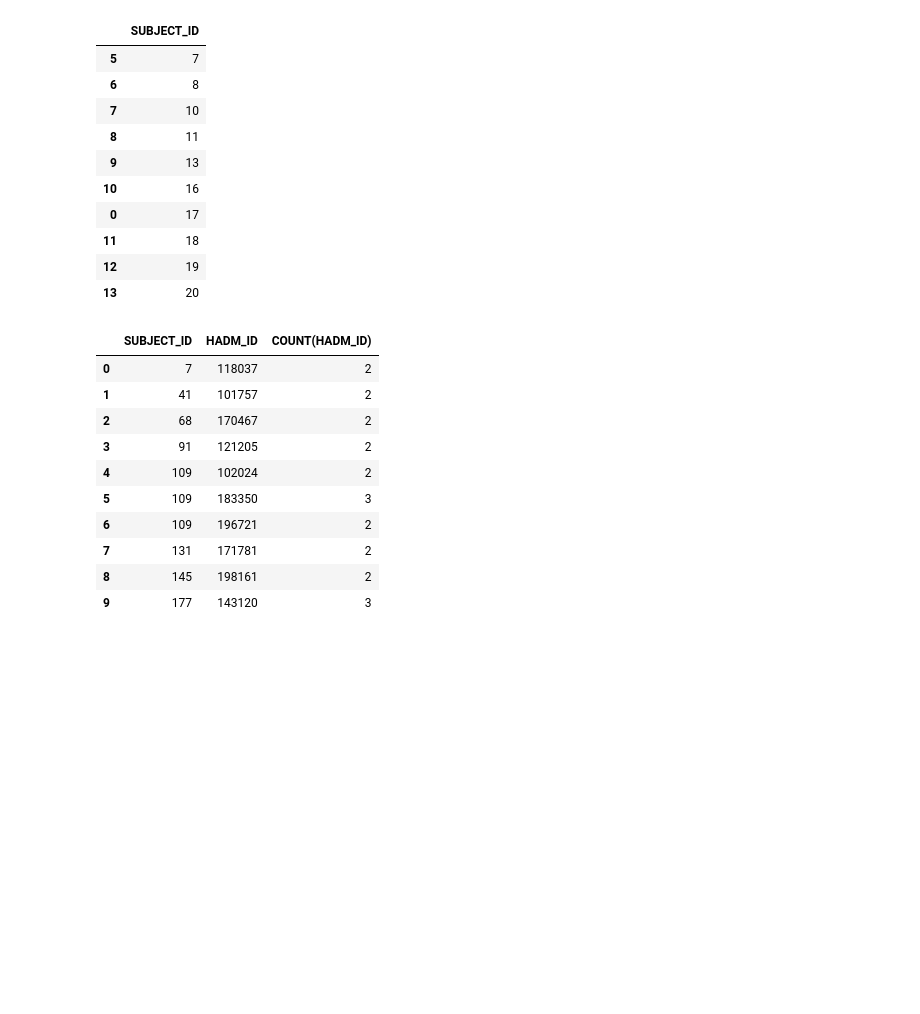
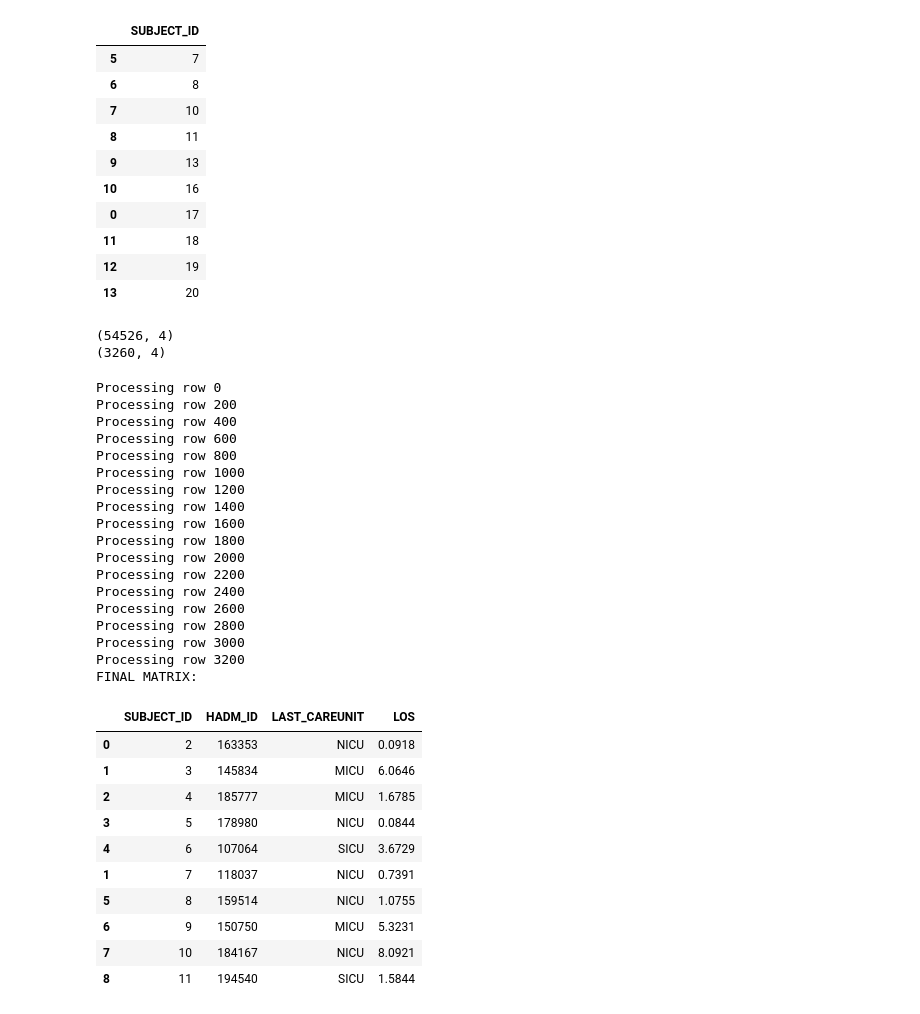
Before and after one commit to kevinmchu/BME590Final, a Jupyter notebook: Design matrix.ipynb, the cells around one changed output. Drawn from its saved outputs; the diff is of its cells as text; code cells hidden in the pictures; blank space fills up the shorter version.

Commit message:
Filtered out ICU stays that are not the last stay for a single HADM_ID

```diff
--- a/Design matrix.ipynb
+++ b/Design matrix.ipynb
@@ -174,7 +174,15 @@ admissions_feats['HOS_LOS'] = (admissions_info['DISCHTIME'] - admissions_info['A
 
 # Only get information from LAST ICU stay from an admission
 # icu_stay_counts = all_icustays['HADM_ID'].value_counts()
-multiple_icu_stays = pd.read_sql("""SELECT icu.SUBJECT_ID, HADM_ID, COUNT(HADM_ID)
+single_icu_stays = pd.read_sql("""SELECT icu.SUBJECT_ID, HADM_ID, LAST_CAREUNIT, LOS
+                                    FROM icustays icu
+                                    INNER JOIN patients pat
+                                    ON icu.SUBJECT_ID = pat.SUBJECT_ID
+                                    GROUP BY HADM_ID
+                                    HAVING COUNT(HADM_ID) = 1
+                                    ORDER BY icu.SUBJECT_ID ASC
+                                    """, conn)
+multiple_icu_stays = pd.read_sql("""SELECT icu.SUBJECT_ID, HADM_ID, LAST_CAREUNIT, LOS
                                     FROM icustays icu
                                     INNER JOIN patients pat
                                     ON icu.SUBJECT_ID = pat.SUBJECT_ID
@@ -182,19 +190,62 @@ multiple_icu_stays = pd.read_sql("""SELECT icu.SUBJECT_ID, HADM_ID, COUNT(HADM_I
                                     HAVING COUNT(HADM_ID) > 1
                                     ORDER BY icu.SUBJECT_ID ASC
                                     """, conn)
-icu_stay_counts[0:10]
+print(single_icu_stays.shape)
+print(multiple_icu_stays.shape)
+multiple_icu_stays.columns = multiple_icu_stays.columns.str.strip()
 # %% [output]
-|  | SUBJECT_ID | HADM_ID | COUNT(HADM_ID) |
-| 0 | 7 | 118037 | 2 |
-| 1 | 41 | 101757 | 2 |
-| 2 | 68 | 170467 | 2 |
-| 3 | 91 | 121205 | 2 |
-| 4 | 109 | 102024 | 2 |
-| 5 | 109 | 183350 | 3 |
-| 6 | 109 | 196721 | 2 |
-| 7 | 131 | 171781 | 2 |
-| 8 | 145 | 198161 | 2 |
-| 9 | 177 | 143120 | 3 |
+(54526, 4)
+(3260, 4)
+# %%
+icustays_feats = single_icu_stays
+# icustays_feats2 = pd.DataFrame(columns=['SUBJECT_ID', 'HADM_ID', 'LAST_CAREUNIT', 'LOS'])
+
+list_to_append = []
+for row in range(multiple_icu_stays.shape[0]):
+    if row % 200 == 0:
+        print("Processing row " + str(row))
+    curr_hadm = multiple_icu_stays["HADM_ID"][row]
+    hadm_icu_stays = pd.read_sql("""SELECT SUBJECT_ID, HADM_ID, OUTTIME, LAST_CAREUNIT, LOS
+                                    FROM icustays
+                                    WHERE HADM_ID = """ + str(curr_hadm), conn)
+    hadm_icu_stays = hadm_icu_stays.sort_values('OUTTIME')
+    temp = hadm_icu_stays[['SUBJECT_ID', 'HADM_ID', 'LAST_CAREUNIT', 'LOS']][-1:]
+    icustays_feats = pd.concat([icustays_feats, temp], axis=0)
+
+print("FINAL MATRIX:")
+# icustays_feats = pd.DataFrame(icustays_list, columns=['SUBJECT_ID', 'HADM_ID', 'LAST_CAREUNIT', 'LOS'])
+icustays_feats = icustays_feats.sort_values('SUBJECT_ID')
+icustays_feats[0:10]
+# %% [output]
+Processing row 0
+Processing row 200
+Processing row 400
+Processing row 600
+Processing row 800
+Processing row 1000
+Processing row 1200
+Processing row 1400
+Processing row 1600
+Processing row 1800
+Processing row 2000
+Processing row 2200
+Processing row 2400
+Processing row 2600
+Processing row 2800
+Processing row 3000
+Processing row 3200
+FINAL MATRIX:
+|  | SUBJECT_ID | HADM_ID | LAST_CAREUNIT | LOS |
+| 0 | 2 | 163353 | NICU | 0.0918 |
+| 1 | 3 | 145834 | MICU | 6.0646 |
+| 2 | 4 | 185777 | MICU | 1.6785 |
+| 3 | 5 | 178980 | NICU | 0.0844 |
+| 4 | 6 | 107064 | SICU | 3.6729 |
+| 1 | 7 | 118037 | NICU | 0.7391 |
+| 5 | 8 | 159514 | NICU | 1.0755 |
+| 6 | 9 | 150750 | MICU | 5.3231 |
+| 7 | 10 | 184167 | NICU | 8.0921 |
+| 8 | 11 | 194540 | SICU | 1.5844 |
 # %%
 print(admissions_info.shape)
 admissions_info.head()
```
Also changed, not shown: parts of 7 cells of this notebook.
